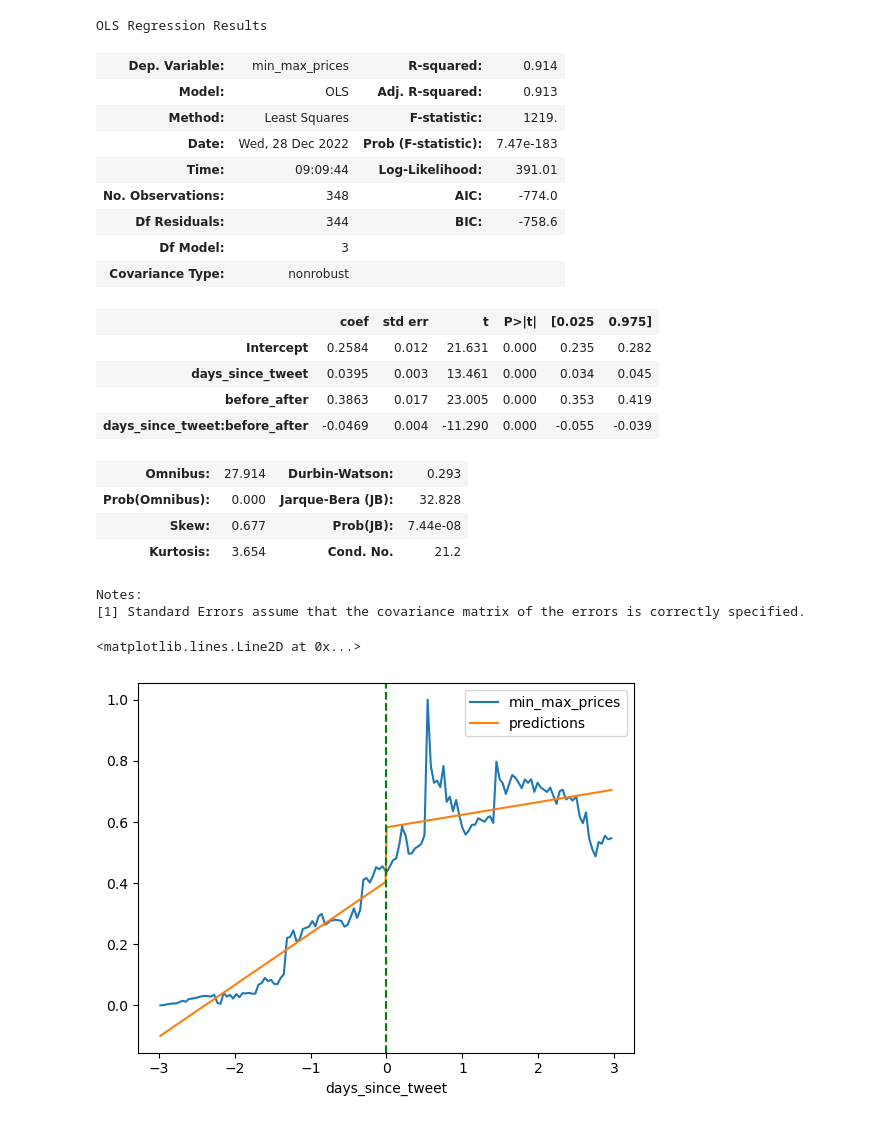
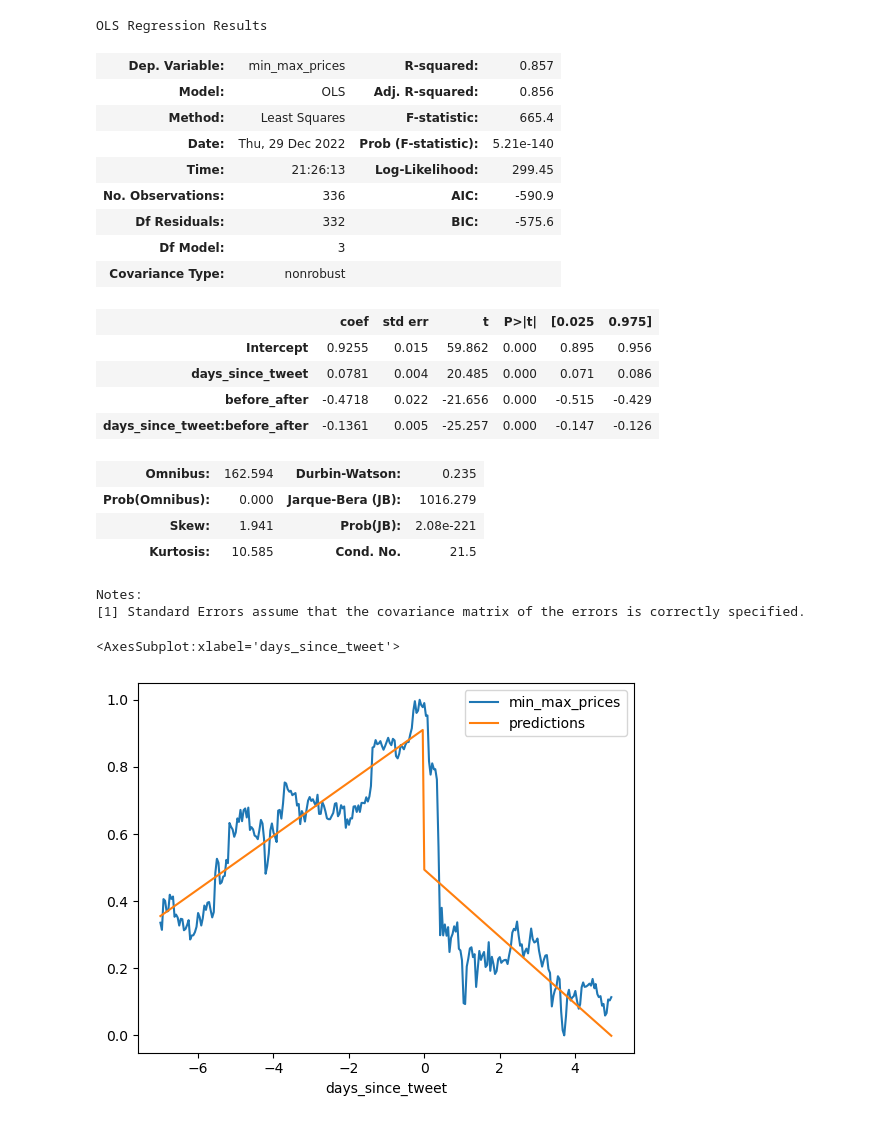
Before and after one commit to DataTa-Da/qm2, a Jupyter notebook: analysis/Discontinuity Regression.ipynb, the cells around one changed output. Saved outputs shown, nothing was run; the diff lists cells and outputs as text; code cells hidden in the pictures.

```diff
--- a/analysis/Discontinuity Regression.ipynb
+++ b/analysis/Discontinuity Regression.ipynb
@@ -42,8 +43,9 @@ Requirement already satisfied: urllib3<1.27,>=1.21.1 in /home/clare/miniconda3/l
 # %%
 data_dir = '../data/crypto/'
-filename = 'dogecoin_usd_elon.csv'
+filename = 'bukele_btc_usd.csv'
 tweet_date = "2018-07-18 01:58:00"
 date_format = "%Y-%m-%d %H:%M:%S"
-tweet_datetime = pd.to_datetime(tweet_date,format=date_format)
+#tweet_datetime = pd.to_datetime(tweet_date,format=date_format)
+tweet_datetime= pd.to_datetime("2021-09-07T05:57:00")
 # %%
 df = pd.read_csv(data_dir+filename)
@@ -416,33 +408,33 @@ Notes:
 seven_day_model.summary()
 # %% [output]
 OLS Regression Results
-| Dep. Variable: | min_max_prices | R-squared: | 0.914 |
-| Model: | OLS | Adj. R-squared: | 0.913 |
-| Method: | Least Squares | F-statistic: | 1219. |
-| Date: | Wed, 28 Dec 2022 | Prob (F-statistic): | 7.47e-183 |
-| Time: | 09:09:44 | Log-Likelihood: | 391.01 |
-| No. Observations: | 348 | AIC: | -774.0 |
-| Df Residuals: | 344 | BIC: | -758.6 |
+| Dep. Variable: | min_max_prices | R-squared: | 0.857 |
+| Model: | OLS | Adj. R-squared: | 0.856 |
+| Method: | Least Squares | F-statistic: | 665.4 |
+| Date: | Thu, 29 Dec 2022 | Prob (F-statistic): | 5.21e-140 |
+| Time: | 21:26:13 | Log-Likelihood: | 299.45 |
+| No. Observations: | 336 | AIC: | -590.9 |
+| Df Residuals: | 332 | BIC: | -575.6 |
 | Df Model: | 3 |  |  |
 | Covariance Type: | nonrobust |  |  |
 |  | coef | std err | t | P>|t| | [0.025 | 0.975] |
-| Intercept | 0.2584 | 0.012 | 21.631 | 0.000 | 0.235 | 0.282 |
-| days_since_tweet | 0.0395 | 0.003 | 13.461 | 0.000 | 0.034 | 0.045 |
-| before_after | 0.3863 | 0.017 | 23.005 | 0.000 | 0.353 | 0.419 |
-| days_since_tweet:before_after | -0.0469 | 0.004 | -11.290 | 0.000 | -0.055 | -0.039 |
+| Intercept | 0.9255 | 0.015 | 59.862 | 0.000 | 0.895 | 0.956 |
+| days_since_tweet | 0.0781 | 0.004 | 20.485 | 0.000 | 0.071 | 0.086 |
+| before_after | -0.4718 | 0.022 | -21.656 | 0.000 | -0.515 | -0.429 |
+| days_since_tweet:before_after | -0.1361 | 0.005 | -25.257 | 0.000 | -0.147 | -0.126 |
-| Omnibus: | 27.914 | Durbin-Watson: | 0.293 |
-| Prob(Omnibus): | 0.000 | Jarque-Bera (JB): | 32.828 |
-| Skew: | 0.677 | Prob(JB): | 7.44e-08 |
-| Kurtosis: | 3.654 | Cond. No. | 21.2 |
+| Omnibus: | 162.594 | Durbin-Watson: | 0.235 |
+| Prob(Omnibus): | 0.000 | Jarque-Bera (JB): | 1016.279 |
+| Skew: | 1.941 | Prob(JB): | 2.08e-221 |
+| Kurtosis: | 10.585 | Cond. No. | 21.5 |
 Notes:
 [1] Standard Errors assume that the covariance matrix of the errors is correctly specified.
 # %%
-asymmetric_df = asymmetric_sub_df(df,tweet_datetime,3,3)
-asym_model = wls('min_max_prices ~ days_since_tweet * before_after',asymmetric_df,weights=gaussian_kernel(asymmetric_df['days_since_tweet'],c=0,h=2)).fit()
+asymmetric_df = asymmetric_sub_df(df,tweet_datetime,7,5)
+asym_model = wls('min_max_prices ~ days_since_tweet * before_after',asymmetric_df,weights=gaussian_kernel(asymmetric_df['days_since_tweet'],c=0,h=3.5)).fit()
 ax = asymmetric_df.plot(y='min_max_prices',x='days_since_tweet')
 asymmetric_df.assign(predictions=asym_model.fittedvalues).plot(x='days_since_tweet',y='predictions',ax=ax,color='C1')
-plt.axvline(0,color='green',linestyle='--')
+#plt.axvline(0,color='green',linestyle='--')
 # %% [output]
-<matplotlib.lines.Line2D at 0x...>
+<AxesSubplot:xlabel='days_since_tweet'>
-[figure, old version]
+[figure, new version]
 # %%
```
Also changed, not shown: parts of 25 cells of this notebook, 9 other files.
